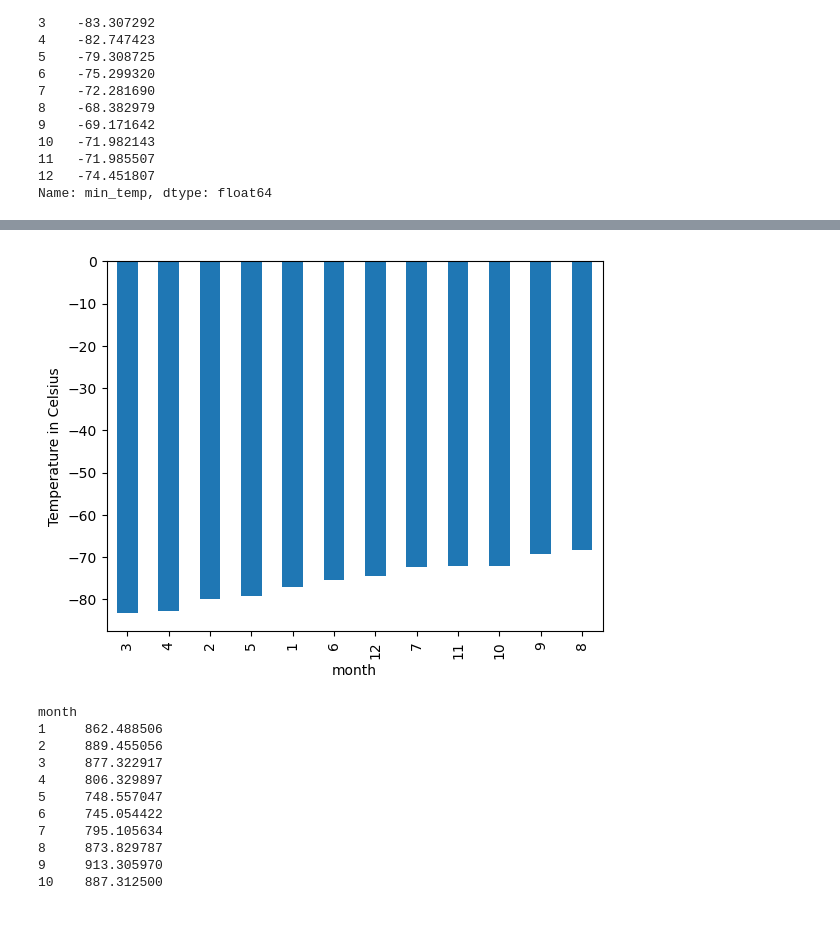
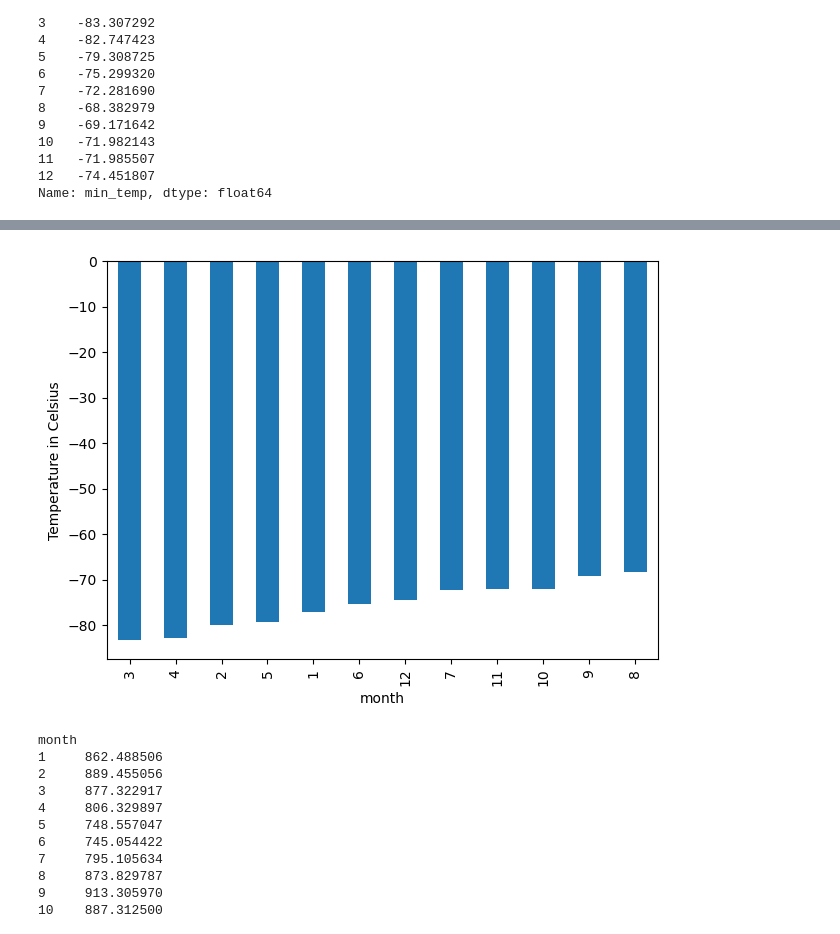
Before and after one commit to mgtaylor119/webscraping-challenge, a Jupyter notebook: part_2_mars_weather.ipynb, the cells around one changed output, grey strips where cells are left out. Cells and saved outputs as stored; diff of their text form; code cells hidden in the pictures.

```diff
--- a/part_2_mars_weather.ipynb
+++ b/part_2_mars_weather.ipynb
@@ -140,2 +139,10 @@ dtype: object
+# %%
+# Change data types for data analysis
+mars_df["terrestrial_date"] = pd.to_datetime(mars_df["terrestrial_date"])
+mars_df["sol"] = mars_df["sol"].astype(int)
+mars_df["ls"] = mars_df["ls"].astype(int)
+mars_df["month"] = mars_df["month"].astype(int)
+mars_df["min_temp"] = mars_df["min_temp"].astype(float)
+mars_df["pressure"] = mars_df["pressure"].astype(float)
 # %%
 # Confirm type changes were successful by examining data types again
@@ -186,6 +198,9 @@ Name: month, dtype: int64
 1867
 # %%
 # 3. What is the average low temperature by month?
+average_temp = mars_df.groupby('month')['min_temp'].mean()
+
+print(average_temp)
 # %% [output]
 month
 1    -77.160920
@@ -208,6 +230,13 @@ Name: min_temp, dtype: float64
 # %%
 # Identify the coldest and hottest months in Curiosity's location
+average_low_sorted = average_temp.sort_values()
+
+average_low_sorted.plot(kind='bar')
+plt.xlabel('month')
+plt.ylabel('Temperature in Celsius')
+plt.xticks(rotation=90)
+plt.tight_layout()
 # %% [output]
-[figure, old version]
+[figure, new version]
 # %%
 # 4. Average pressure by Martian month
```
Also changed, not shown: parts of 12 cells of this notebook, 1 other file.
